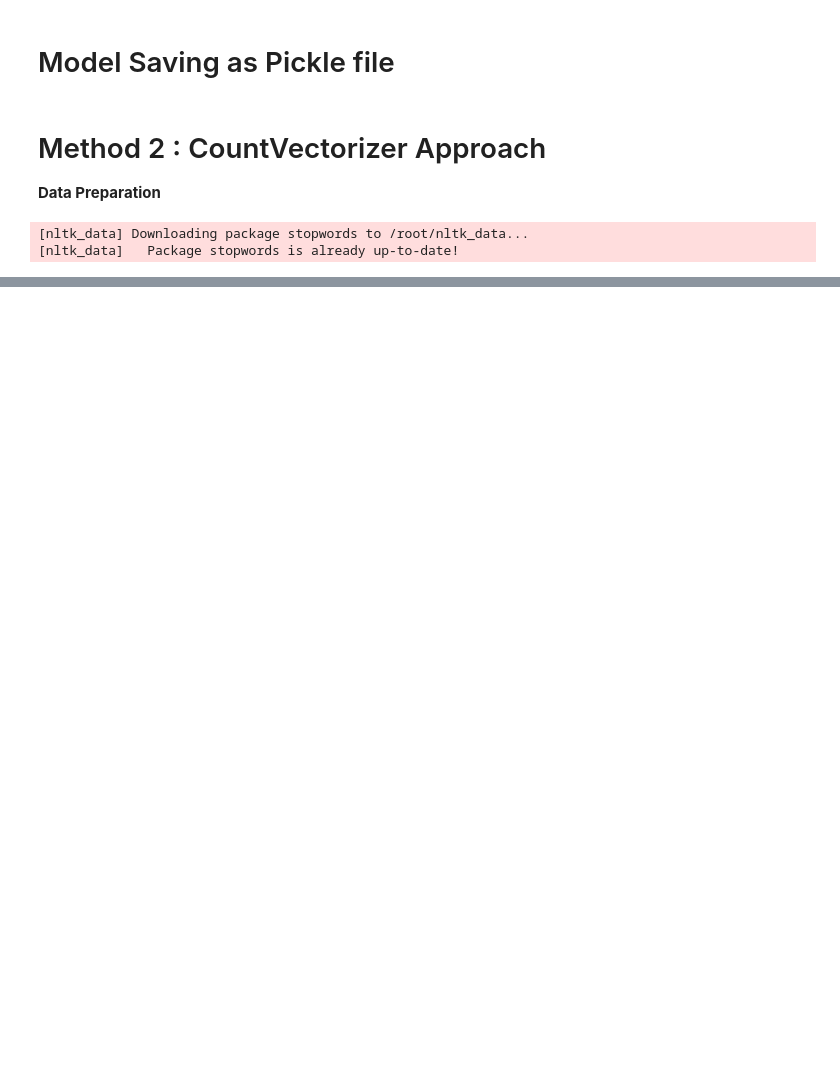
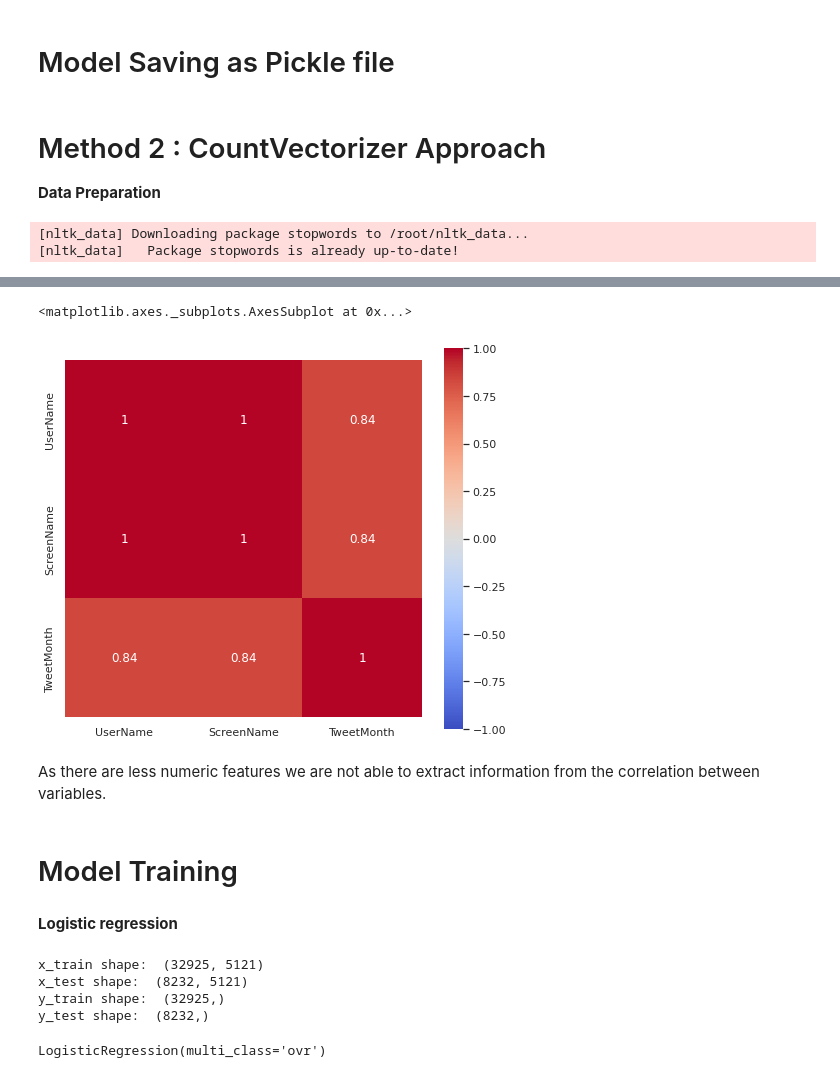
Before and after one commit to Ratnakar2022/Predicting-sentiment-of-COVID-19-tweets, a Jupyter notebook: Coronavirus_Tweet_Sentiment_Analysis_Capstone_Project.ipynb, the cells around one changed output, grey strips where cells are left out. Drawn from its saved outputs; the diff is of its cells as text; code cells hidden in the pictures; blank space fills up the shorter version.

```diff
--- a/Coronavirus_Tweet_Sentiment_Analysis_Capstone_Project.ipynb
+++ b/Coronavirus_Tweet_Sentiment_Analysis_Capstone_Project.ipynb
@@ -714,0 +725,14 @@ DF['OriginalTweet'] = DF['OriginalTweet'].apply(stemming)
+# %%
+# Extracting correlation heatmap
+
+plt.figure(figsize=(8,7))
+sns.heatmap(DF.corr('pearson'),vmin=-1, vmax=1,cmap='coolwarm',annot=True, square=True)
+# %% [output]
+<matplotlib.axes._subplots.AxesSubplot at 0x...>
+[figure, added]
+# %% [markdown]
+As there are less numeric features we are not able to extract information from the correlation between variables.
+# %% [markdown]
+# Model Training
+# %% [markdown]
+**Logistic regression**
@@ -714,0 +750,20 @@ DF['OriginalTweet'] = DF['OriginalTweet'].apply(stemming)
+# %%
+# Splitting data into train and test sets
+
+x_train,x_test,y_train,y_test = train_test_split(X,y,test_size = 0.2,random_state = 225)
+print('x_train shape: ',x_train.shape)
+print('x_test shape: ',x_test.shape)
+print('y_train shape: ',y_train.shape)
+print('y_test shape: ',y_test.shape)
+# %% [output]
+x_train shape:  (32925, 5121)
+x_test shape:  (8232, 5121)
+y_train shape:  (32925,)
+y_test shape:  (8232,)
+# %%
+# applying logistic regression model
+
+model = LogisticRegression(multi_class='ovr', solver='lbfgs')
+model.fit(x_train, y_train)
+# %% [output]
+LogisticRegression(multi_class='ovr')
```
Also changed, not shown: parts of 43 cells of this notebook.
